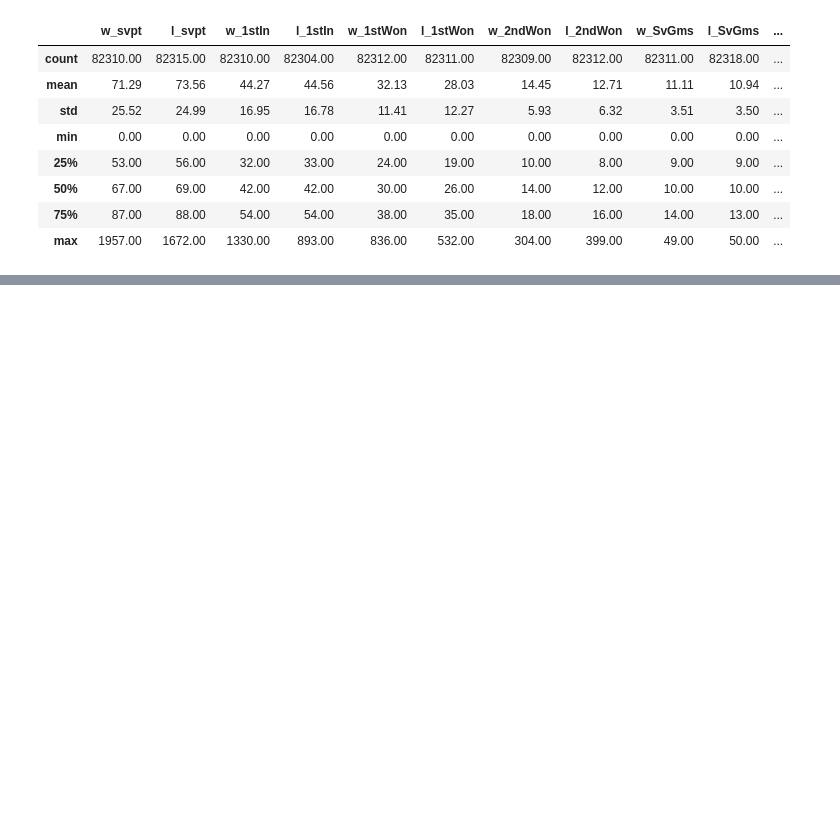
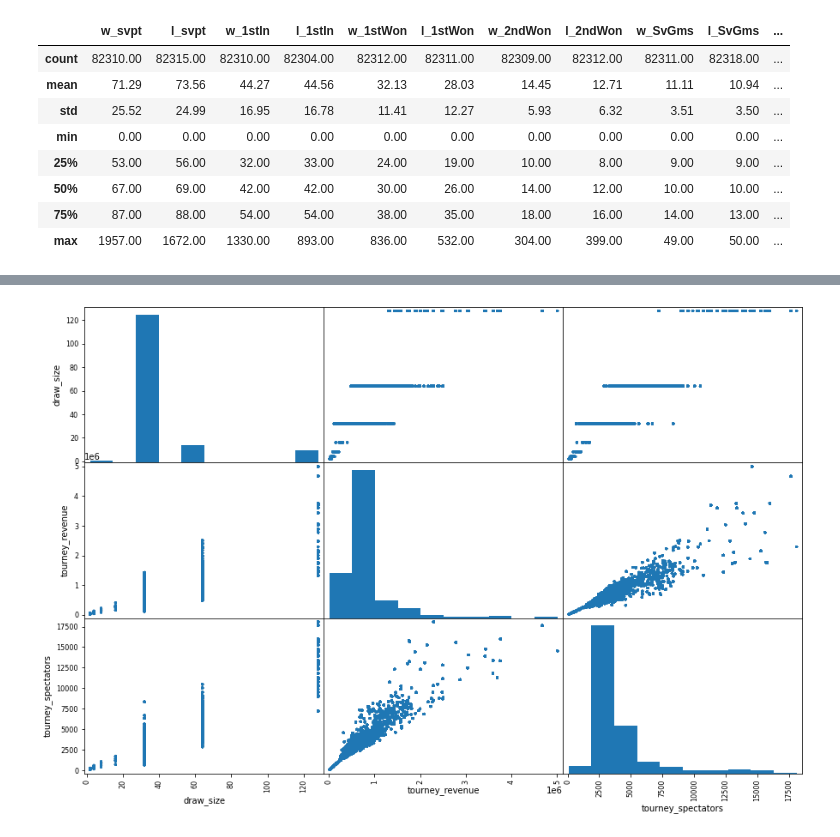
Before and after one commit to OrnelaDanushi/DM-project21, a Jupyter notebook: matches_data_understanding.ipynb, the cells around one changed output, grey strips where cells are left out. Drawn from its saved outputs; the diff is of its cells as text; code cells hidden in the pictures; blank space fills up the shorter version.

```diff
--- a/matches_data_understanding.ipynb
+++ b/matches_data_understanding.ipynb
@@ -1156,0 +1197,5 @@ df[['w_svpt', 'l_svpt', 'w_1stIn', 'l_1stIn', 'w_1stWon', 'l_1stWon', 'w_2ndWon'
+# %%
+pd.plotting.scatter_matrix(df[['draw_size', 'tourney_revenue', 'tourney_spectators']], figsize = (15, 10))
+plt.show()
+# %% [output]
+[figure, added]
```
Also changed, not shown: parts of 33 cells of this notebook.
